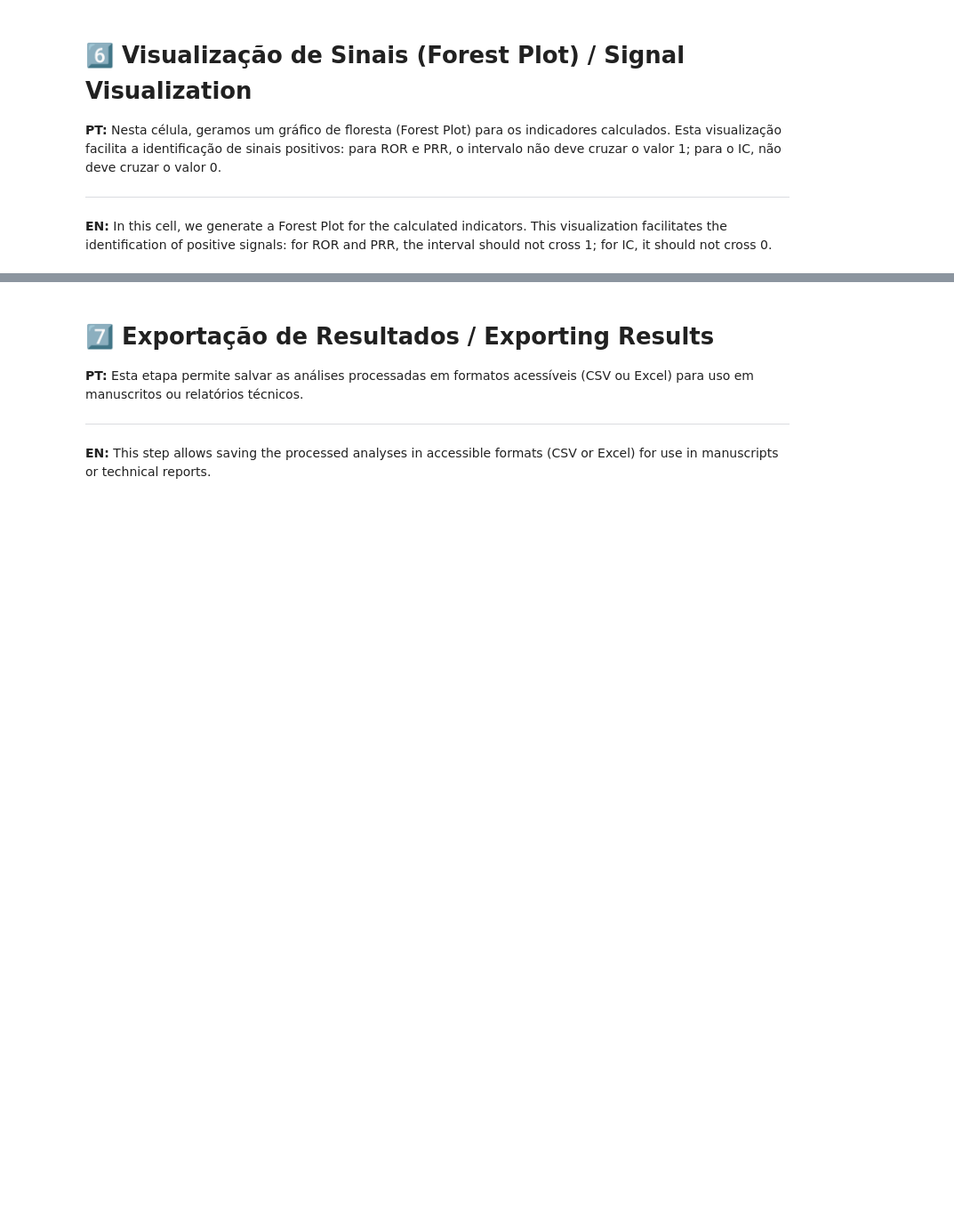
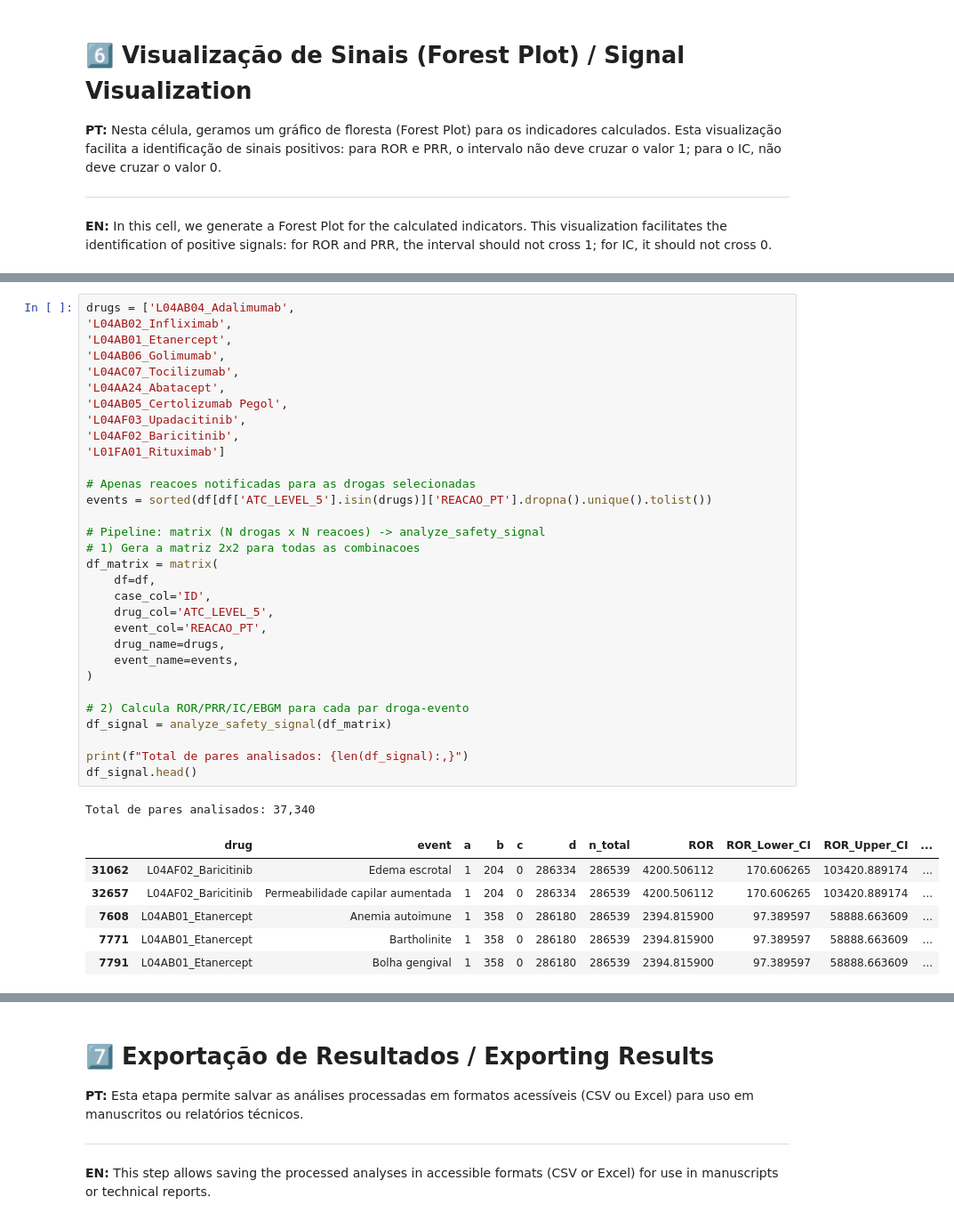
Before and after one commit to mlab-inf-ufrgs/vigimed, a Jupyter notebook: eda/disproportionality_analysis/Projeto_Vigimed_Cálculos_de_desproprocionalidade.ipynb, the cells around one changed output, grey strips where cells are left out. Shown at 89% size. Cells and saved outputs as stored; diff of their text form; blank space fills up the shorter version.

```diff
--- a/eda/disproportionality_analysis/Projeto_Vigimed_Cálculos_de_desproprocionalidade.ipynb
+++ b/eda/disproportionality_analysis/Projeto_Vigimed_Cálculos_de_desproprocionalidade.ipynb
@@ -633,3 +570,42 @@ df.head()
+# %%
+drugs = ['L04AB04_Adalimumab',
+'L04AB02_Infliximab',
+'L04AB01_Etanercept',
+'L04AB06_Golimumab',
+'L04AC07_Tocilizumab',
+'L04AA24_Abatacept',
+'L04AB05_Certolizumab Pegol',
+'L04AF03_Upadacitinib',
+'L04AF02_Baricitinib',
+'L01FA01_Rituximab']
+
+# Apenas reacoes notificadas para as drogas selecionadas
+events = sorted(df[df['ATC_LEVEL_5'].isin(drugs)]['REACAO_PT'].dropna().unique().tolist())
+
+# Pipeline: matrix (N drogas x N reacoes) -> analyze_safety_signal
+# 1) Gera a matriz 2x2 para todas as combinacoes
+df_matrix = matrix(
+    df=df,
+    case_col='ID',
+    drug_col='ATC_LEVEL_5',
+    event_col='REACAO_PT',
+    drug_name=drugs,
+    event_name=events,
+)
+
+# 2) Calcula ROR/PRR/IC/EBGM para cada par droga-evento
+df_signal = analyze_safety_signal(df_matrix)
+
+print(f"Total de pares analisados: {len(df_signal):,}")
+df_signal.head()
+# %% [output]
+Total de pares analisados: 37,340
+|  | drug | event | a | b | c | d | n_total | ROR | ROR_Lower_CI | ROR_Upper_CI | ... |
+| 31062 | L04AF02_Baricitinib | Edema escrotal | 1 | 204 | 0 | 286334 | 286539 | 4200.506112 | 170.606265 | 103420.889174 | ... |
+| 32657 | L04AF02_Baricitinib | Permeabilidade capilar aumentada | 1 | 204 | 0 | 286334 | 286539 | 4200.506112 | 170.606265 | 103420.889174 | ... |
+| 7608 | L04AB01_Etanercept | Anemia autoimune | 1 | 358 | 0 | 286180 | 286539 | 2394.815900 | 97.389597 | 58888.663609 | ... |
+| 7771 | L04AB01_Etanercept | Bartholinite | 1 | 358 | 0 | 286180 | 286539 | 2394.815900 | 97.389597 | 58888.663609 | ... |
+| 7791 | L04AB01_Etanercept | Bolha gengival | 1 | 358 | 0 | 286180 | 286539 | 2394.815900 | 97.389597 | 58888.663609 | ... |
 # %%
 import matplotlib.pyplot as plt
 
```
Also changed, not shown: parts of 24 cells of this notebook, 3 other files.
